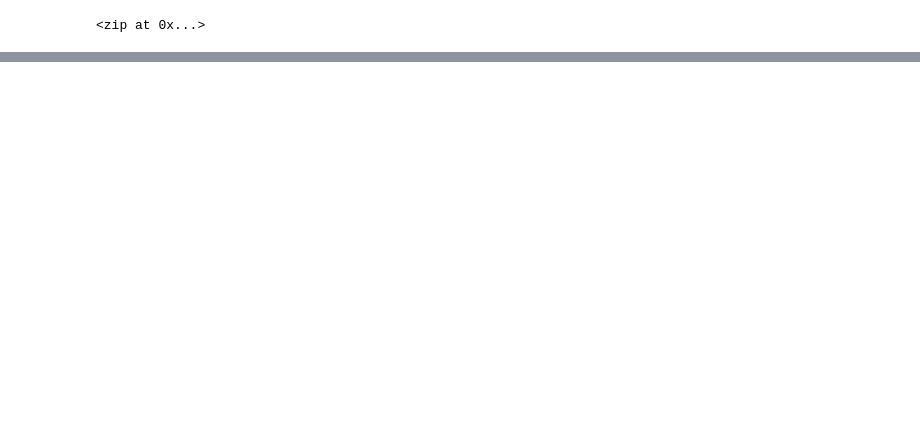
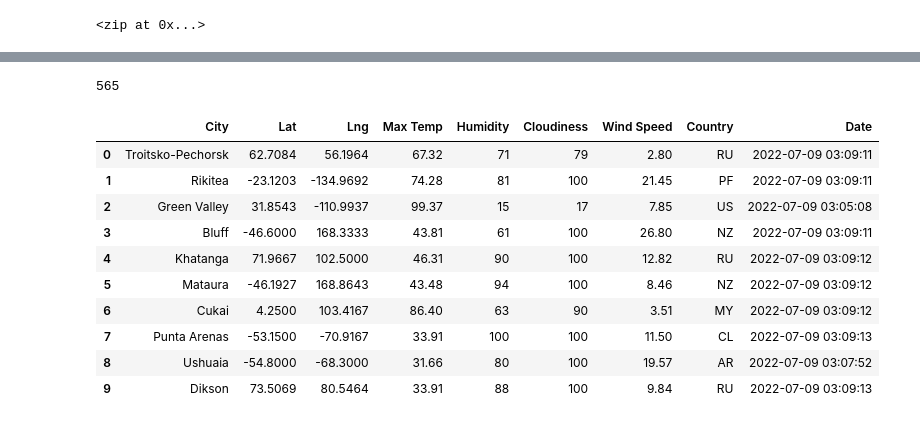
Before and after one commit to xanderbilt23/World_Weather_Analysis, a Jupyter notebook: Weather.Py.ipynb, the cells around one changed output, grey strips where cells are left out. Drawn from its saved outputs; the diff is of its cells as text; code cells hidden in the pictures; blank space fills up the shorter version.

Commit message:
WeatherPy analysis

```diff
--- a/Weather.Py.ipynb
+++ b/Weather.Py.ipynb
@@ -54,0 +61,4 @@ len(cities)
+# %%
+# Starting URL for Weather Map API Call.
+url = "http://api.openweathermap.org/data/2.5/weather?units=Imperial&APPID=" + weather_api_key
+print(url)
@@ -54,0 +148,20 @@ len(cities)
+# %%
+len(city_data)
+# %% [output]
+565
+# %%
+# Convert the array of dictionaries to a Pandas DataFrame.
+city_data_df = pd.DataFrame(city_data)
+city_data_df.head(10)
+# %% [output]
+|  | City | Lat | Lng | Max Temp | Humidity | Cloudiness | Wind Speed | Country | Date |
+| 0 | Troitsko-Pechorsk | 62.7084 | 56.1964 | 67.32 | 71 | 79 | 2.80 | RU | 2022-07-09 03:09:11 |
+| 1 | Rikitea | -23.1203 | -134.9692 | 74.28 | 81 | 100 | 21.45 | PF | 2022-07-09 03:09:11 |
+| 2 | Green Valley | 31.8543 | -110.9937 | 99.37 | 15 | 17 | 7.85 | US | 2022-07-09 03:05:08 |
+| 3 | Bluff | -46.6000 | 168.3333 | 43.81 | 61 | 100 | 26.80 | NZ | 2022-07-09 03:09:11 |
+| 4 | Khatanga | 71.9667 | 102.5000 | 46.31 | 90 | 100 | 12.82 | RU | 2022-07-09 03:09:12 |
+| 5 | Mataura | -46.1927 | 168.8643 | 43.48 | 94 | 100 | 8.46 | NZ | 2022-07-09 03:09:12 |
+| 6 | Cukai | 4.2500 | 103.4167 | 86.40 | 63 | 90 | 3.51 | MY | 2022-07-09 03:09:12 |
+| 7 | Punta Arenas | -53.1500 | -70.9167 | 33.91 | 100 | 100 | 11.50 | CL | 2022-07-09 03:09:13 |
+| 8 | Ushuaia | -54.8000 | -68.3000 | 31.66 | 80 | 100 | 19.57 | AR | 2022-07-09 03:07:52 |
+| 9 | Dikson | 73.5069 | 80.5464 | 33.91 | 88 | 100 | 9.84 | RU | 2022-07-09 03:09:13 |
```
Also changed, not shown: parts of 9 cells of this notebook, 2 other files.
